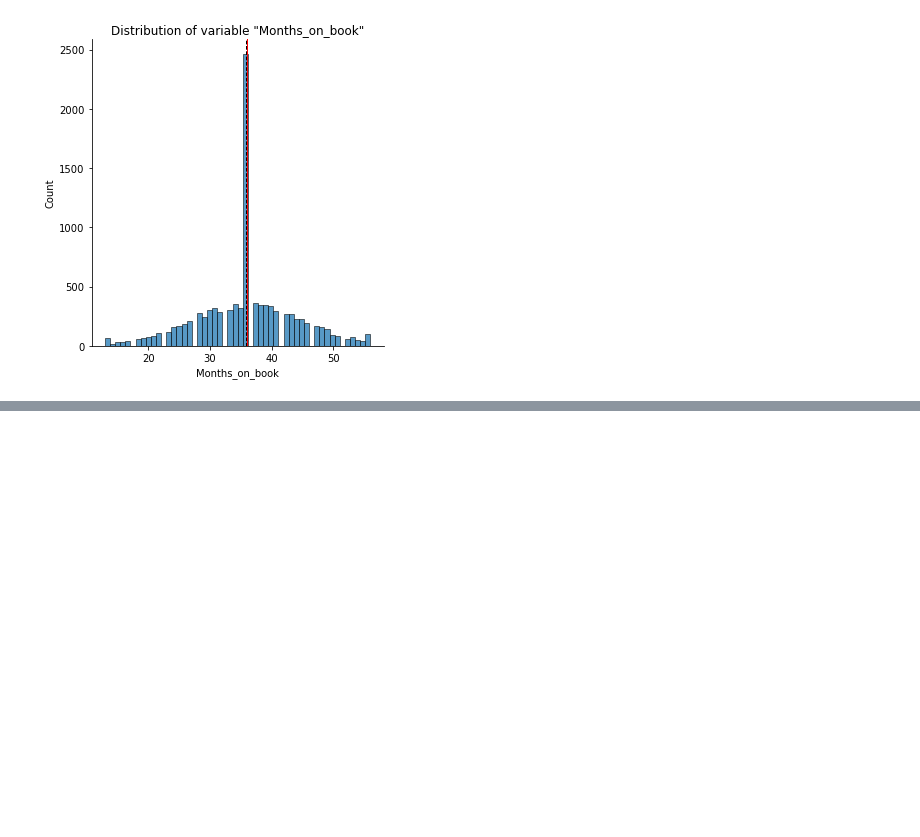
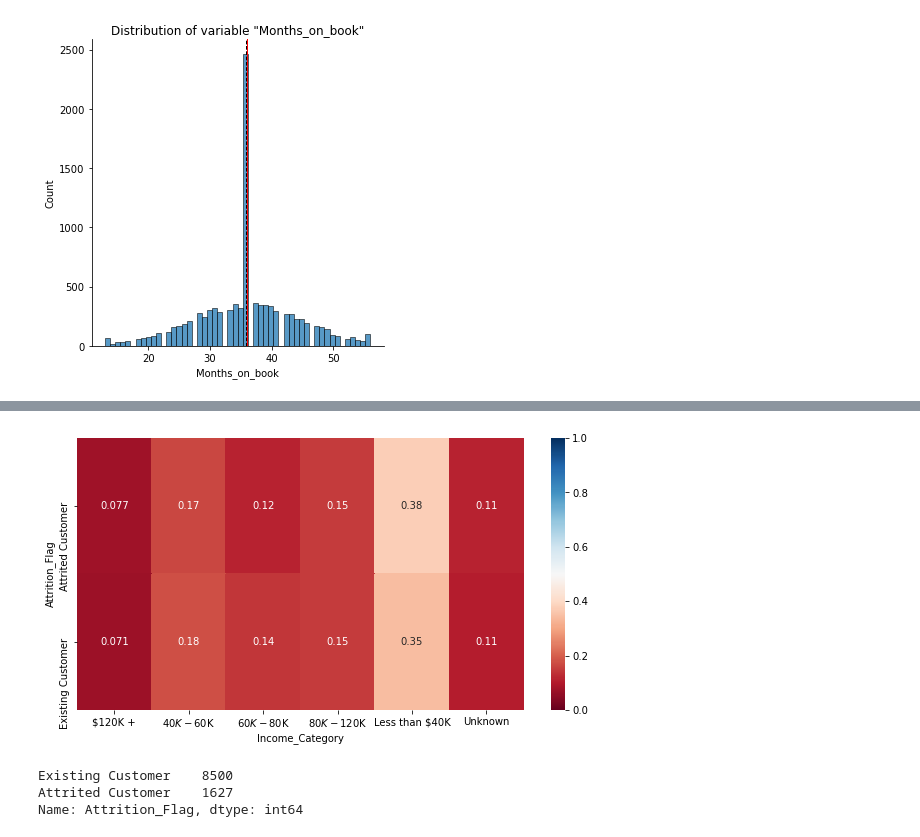
Before and after one commit to GurgenHovakimyan/customer_behavior, a Jupyter notebook: Bank_customer_churn/BankChurn.ipynb, the cells around one changed output, grey strips where cells are left out. Cells and saved outputs as stored; diff of their text form; code cells hidden in the pictures; blank space fills up the shorter version.

```diff
--- a/Bank_customer_churn/BankChurn.ipynb
+++ b/Bank_customer_churn/BankChurn.ipynb
@@ -116,0 +155,13 @@ sns.pairplot(df, vars = cols, hue = 'Attrition_Flag')
+# %%
+cross = pd.crosstab(df['Attrition_Flag'], df['Income_Category']).apply(lambda r: r/r.sum(), axis=1)
+
+plt.figure(figsize = (10, 5))
+s = sns.heatmap(cross, annot = True, cmap = 'RdBu', vmin = 0, vmax = 1)
+# %% [output]
+[figure, added]
+# %%
+df['Attrition_Flag'].value_counts()
+# %% [output]
+Existing Customer    8500
+Attrited Customer    1627
+Name: Attrition_Flag, dtype: int64
```
Also changed, not shown: parts of 15 cells of this notebook.
